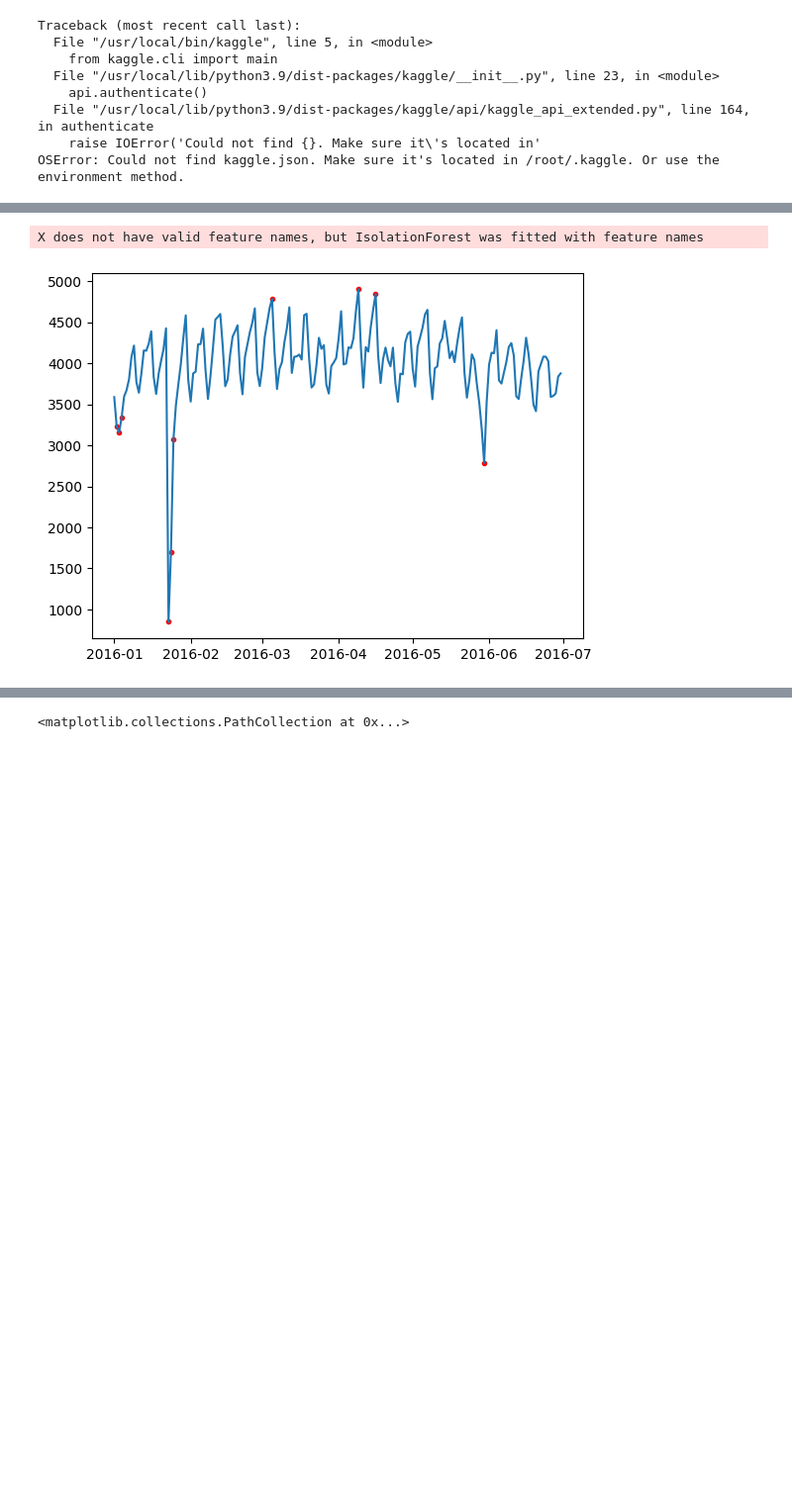
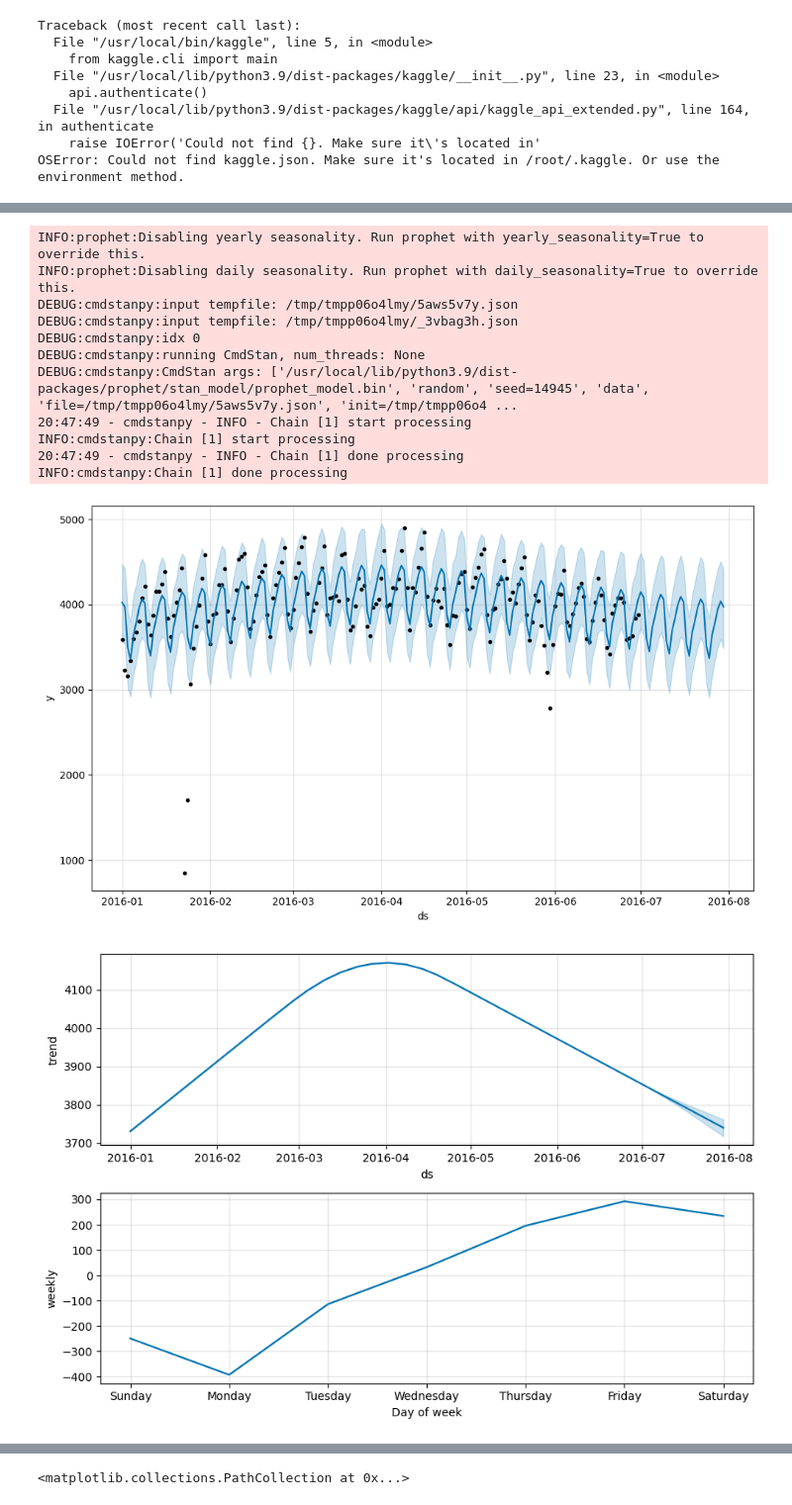
Before and after one commit to Pavionio/Fear_and_Hate_in_Taxi, a Jupyter notebook: anomaly_function.ipynb, the cells around one changed output, grey strips where cells are left out. Shown: that part at 99% size. Saved outputs shown, nothing was run; the diff lists cells and outputs as text; code cells hidden in the pictures; blank space fills up the shorter version.

```diff
--- a/anomaly_function.ipynb
+++ b/anomaly_function.ipynb
@@ -124,9 +113,9 @@ def geo_anomalies(data : pd.DataFrame) -> None :
 
 
 
-    data['geo_anomalies'] = list(map(lambda x: not x, ls))
+    data['geo_anomalies'] = ls
 # %%
-def trip_count_anomalies(data : pd.DataFrame) -> None :
+def iso_forest_trip_count_anomalies(data : pd.DataFrame) -> None :
 
 
     data.sort_values(by=['pickup_datetime'])
@@ -141,7 +130,7 @@ def trip_count_anomalies(data : pd.DataFrame) -> None :
     score_anomalies =  model.decision_function(duration[['y']])
     #print('Isolation_Forest score is ', np.mean([-1*s + 0.5 for s in score_anomalies])
 
-    duration['day_anomaly']=model.predict(duration[['y']])
+    duration['day_anomaly'] = model.predict(duration[['y']])
 
     an = duration.loc[duration['day_anomaly'] == -1]
     an.sort_values(by=['y'])
@@ -157,13 +229,19 @@ def trip_count_anomalies
 # %%
-def Catch_Anomalies(data : pd.DataFrame, search_geo_anomalies=True, search_count_anomalies=True):
+def Catch_Anomalies(data : pd.DataFrame, search_geo_anomalies=True, search_count_anomalies_by_iso=True, search_count_anomalies_by_prophet=True, num_of_periods=30, search_parameter_anomalies=True):
 
     day_duration =None
 
     if 'pickup_longitude' in data.columns and search_geo_anomalies: #можно проверять по всем колонкам координат
       geo_anomalies(data)
 
-    if 'pickup_datetime' in data.columns and search_count_anomalies:
-      day_duration = trip_count_anomalies(data)
+    if 'pickup_datetime' in data.columns and search_count_anomalies_by_iso:
+      day_duration = iso_forest_trip_count_anomalies(data)
+
+    if 'pickup_datetime' in data.columns and search_count_anomalies_by_prophet:
+      day_duration = prophet_trip_count_anomalies(data, num_of_periods)
+
+    if 'distance' and 'trip_duration' in data.columns and search_parameter_anomalies:
+      trip_parameters_anomalies(data)
 # %%
-Catch_Anomalies(trip_duration,search_geo_anomalies=False)
+Catch_Anomalies(trip_duration,search_geo_anomalies=False,)
 # %% [output]
@@ -170,2 +249,13 @@ Catch_Anomalies(trip_duration,search_geo_anomalies=False)
-X does not have valid feature names, but IsolationForest was fitted with feature names
+INFO:prophet:Disabling yearly seasonality. Run prophet with yearly_seasonality=True to override this.
+INFO:prophet:Disabling daily seasonality. Run prophet with daily_seasonality=True to override this.
+DEBUG:cmdstanpy:input tempfile: /tmp/tmpp06o4lmy/5aws5v7y.json
+DEBUG:cmdstanpy:input tempfile: /tmp/tmpp06o4lmy/_3vbag3h.json
+DEBUG:cmdstanpy:idx 0
+DEBUG:cmdstanpy:running CmdStan, num_threads: None
+DEBUG:cmdstanpy:CmdStan args: ['/usr/local/lib/python3.9/dist-packages/prophet/stan_model/prophet_model.bin', 'random', 'seed=14945', 'data', 'file=/tmp/tmpp06o4lmy/5aws5v7y.json', 'init=/tmp/tmpp06o4 ...
+20:47:49 - cmdstanpy - INFO - Chain [1] start processing
+INFO:cmdstanpy:Chain [1] start processing
+20:47:49 - cmdstanpy - INFO - Chain [1] done processing
+INFO:cmdstanpy:Chain [1] done processing
-[figure]
+[figure, added]
+[figure, added]
```
Also changed, not shown: parts of 13 cells of this notebook.
